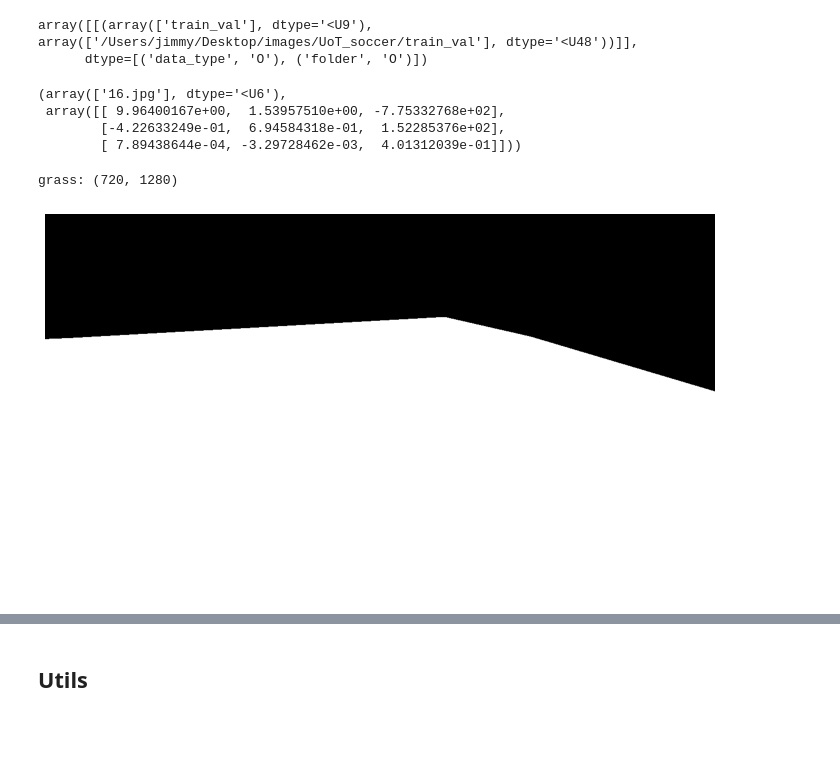
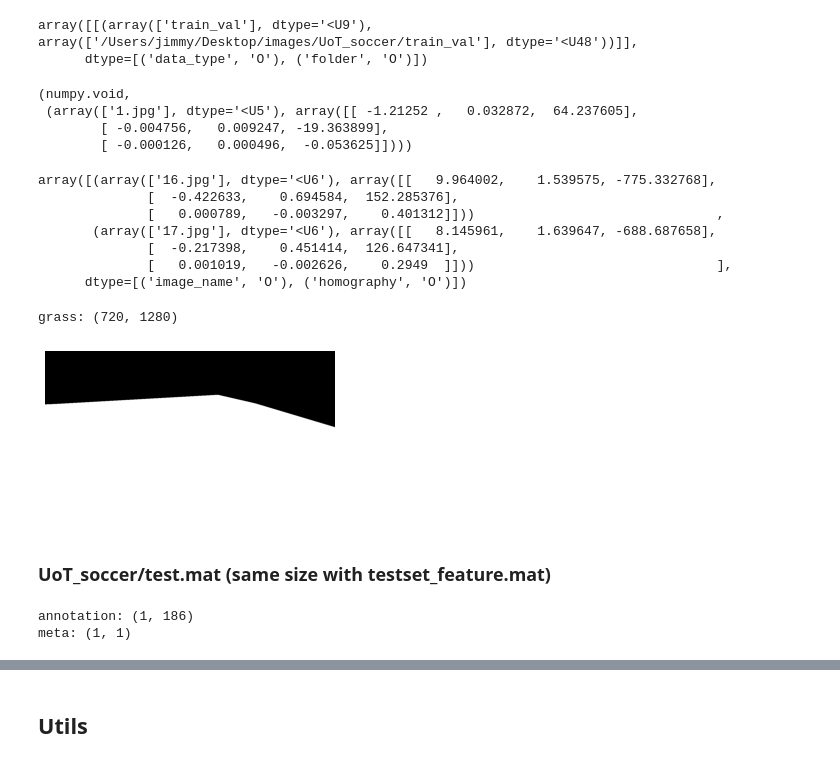
Before and after one commit to qrsforever/hzcsbet, a Jupyter notebook: docs/notebooks/SCCvSD.ipynb, the cells around one changed output, grey strips where cells are left out. Drawn from its saved outputs; the diff is of its cells as text; code cells hidden in the pictures; blank space fills up the shorter version.

```diff
--- a/docs/notebooks/SCCvSD.ipynb
+++ b/docs/notebooks/SCCvSD.ipynb
@@ -169,3 +202,12 @@ def _print_statistics(o, prefix=''):
+# %%
+def _imshow(image, color='gray', figsize=(6, 3)):
+    plt.close('all')
+    plt.figure(figsize=figsize)
+    plt.axis('off')
+    if color == 'gray':
+        plt.imshow(image, cmap='gray')
+    else:
+        plt.imshow(cv2.cvtColor(image, cv2.COLOR_BGR2RGB))
 # %% [markdown]
 ## Dataset
 # %% [markdown]
@@ -237,0 +282,3 @@ positive_ious: (91173, 1)
+# %%
+database_camera_features = sio.loadmat(f'{TOP_DIR}/data/features/database_camera_feature.mat')
+_print_dictkeys_shape(database_camera_features)
@@ -237,0 +322,3 @@ positive_ious: (91173, 1)
+# %%
+testset_features = sio.loadmat(f'{TOP_DIR}/data/features/testset_feature.mat')
+_print_dictkeys_shape(testset_features)
@@ -248,19 +360,37 @@ train_val_UoT['meta']
 # %% [output]
 array([[(array(['train_val'], dtype='<U9'), array(['/Users/jimmy/Desktop/images/UoT_soccer/train_val'], dtype='<U48'))]],
       dtype=[('data_type', 'O'), ('folder', 'O')])
+# %%
+type(train_val_UoT['annotation'][0][0]), train_val_UoT['annotation'][0][0]
+# %% [output]
+(numpy.void,
+ (array(['1.jpg'], dtype='<U5'), array([[ -1.21252 ,   0.032872,  64.237605],
+        [ -0.004756,   0.009247, -19.363899],
+        [ -0.000126,   0.000496,  -0.053625]])))
 # %%
-train_val_UoT['annotation'][0][15].tolist()
+train_val_UoT['annotation'][0][15:17]
 # %% [output]
-(array(['16.jpg'], dtype='<U6'),
- array([[ 9.96400167e+00,  1.53957510e+00, -7.75332768e+02],
-        [-4.22633249e-01,  6.94584318e-01,  1.52285376e+02],
-        [ 7.89438644e-04, -3.29728462e-03,  4.01312039e-01]]))
+array([(array(['16.jpg'], dtype='<U6'), array([[   9.964002,    1.539575, -775.332768],
+              [  -0.422633,    0.694584,  152.285376],
+              [   0.000789,   -0.003297,    0.401312]]))                               ,
+       (array(['17.jpg'], dtype='<U6'), array([[   8.145961,    1.639647, -688.687658],
+              [  -0.217398,    0.451414,  126.647341],
+              [   0.001019,   -0.002626,    0.2949  ]]))                               ],
+      dtype=[('image_name', 'O'), ('homography', 'O')])
 # %%
 h16_gt_mat = sio.loadmat(f'{TOP_DIR}/data/UoT_soccer/16_grass_gt.mat')
 _print_dictkeys_shape(h16_gt_mat)
 # %% [output]
 grass: (720, 1280)
 # %%
-show_image(h16_gt_mat['grass'])
+_imshow(h16_gt_mat['grass'], 'gray')
 # %% [output]
-[figure, old version]
+[figure, new version]
+# %% [markdown]
+### UoT_soccer/test.mat (same size with testset_feature.mat)
+# %%
+test_UoT = sio.loadmat(f'{TOP_DIR}/data/UoT_soccer/test.mat')
+_print_dictkeys_shape(test_UoT)
+# %% [output]
+annotation: (1, 186)
+meta: (1, 1)
```
Also changed, not shown: parts of 57 cells of this notebook, 5 other files.
